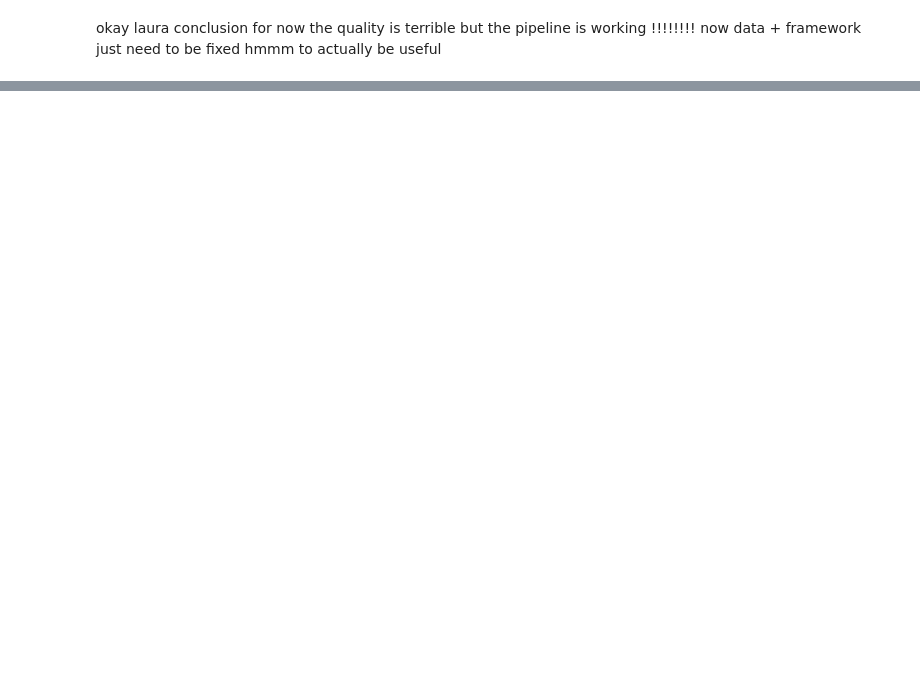
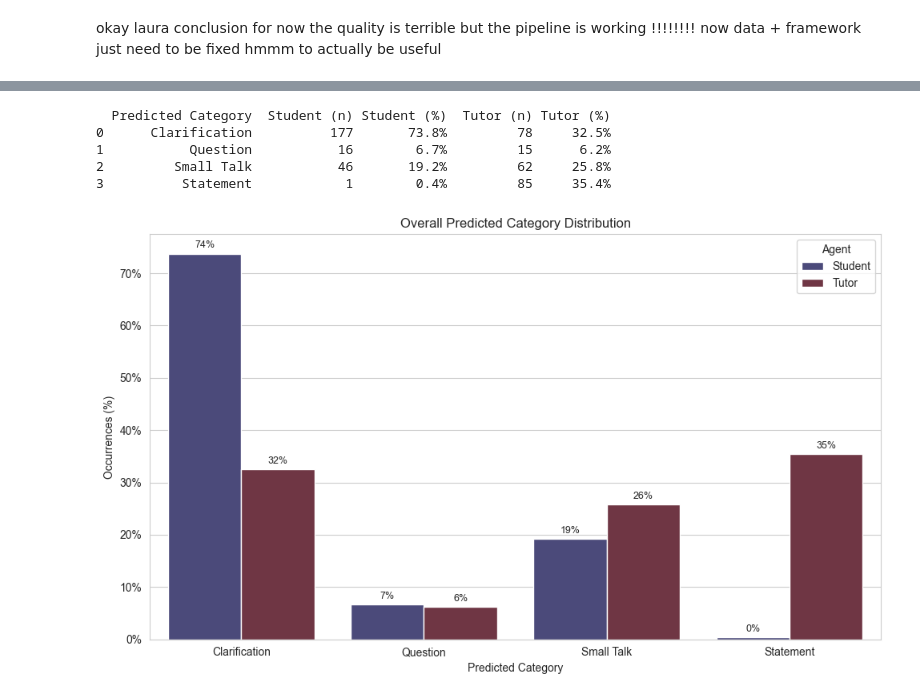
Before and after one commit to laurawpaaby/EduChatEval, a Jupyter notebook: testing_mypython_package.ipynb, the cells around one changed output, grey strips where cells are left out. Drawn from its saved outputs; the diff is of its cells as text; code cells hidden in the pictures; blank space fills up the shorter version.

```diff
--- a/testing_mypython_package.ipynb
+++ b/testing_mypython_package.ipynb
@@ -442,0 +478,3 @@ okay laura conclusion for now the quality is terrible but the pipeline is workin
+# %%
+# load "data/final_outputs/english_annotated.csv as annotated_df
+annotated_df = pd.read_csv("data/final_outputs/english_annotated.csv")
@@ -442,0 +497,26 @@ okay laura conclusion for now the quality is terrible but the pipeline is workin
+# %%
+from mypythonpackage import Visualizer
+
+viz = Visualizer()
+# %%
+# Summary table
+summary = viz.create_summary_table(
+    df=annotated_df,
+    label_columns=["predicted_labels_student_msg","predicted_labels_tutor_msg"])
+
+print(summary)
+
+# Simple bar plot visualising the table
+viz.plot_category_bars(
+    df=annotated_df,
+    label_columns=["predicted_labels_student_msg", "predicted_labels_tutor_msg"],
+    use_percent=True,
+    title="Overall Predicted Category Distribution"
+)
+# %% [output]
+  Predicted Category  Student (n) Student (%)  Tutor (n) Tutor (%)
+0      Clarification          177       73.8%         78     32.5%
+1           Question           16        6.7%         15      6.2%
+2         Small Talk           46       19.2%         62     25.8%
+3          Statement            1        0.4%         85     35.4%
+[figure, added]
```
Also changed, not shown: parts of 10 cells of this notebook, 9 other files.
